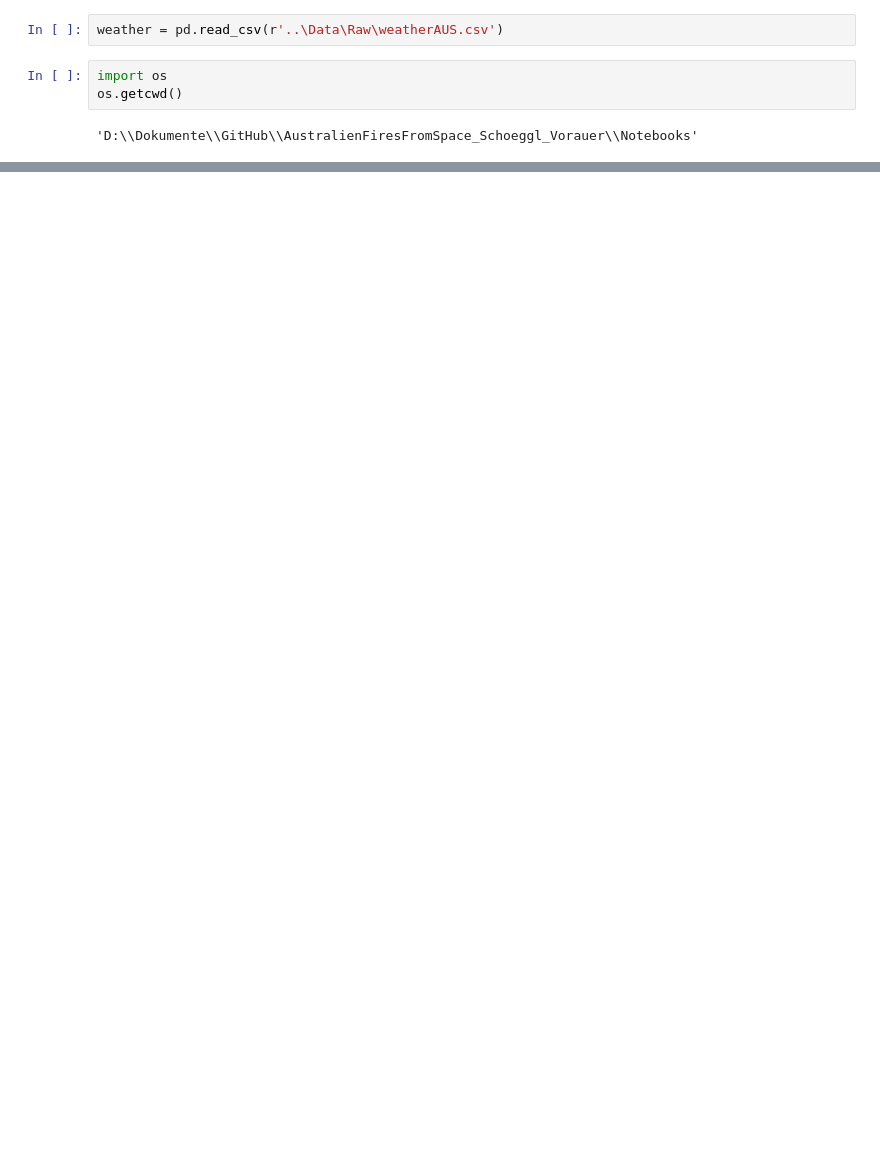
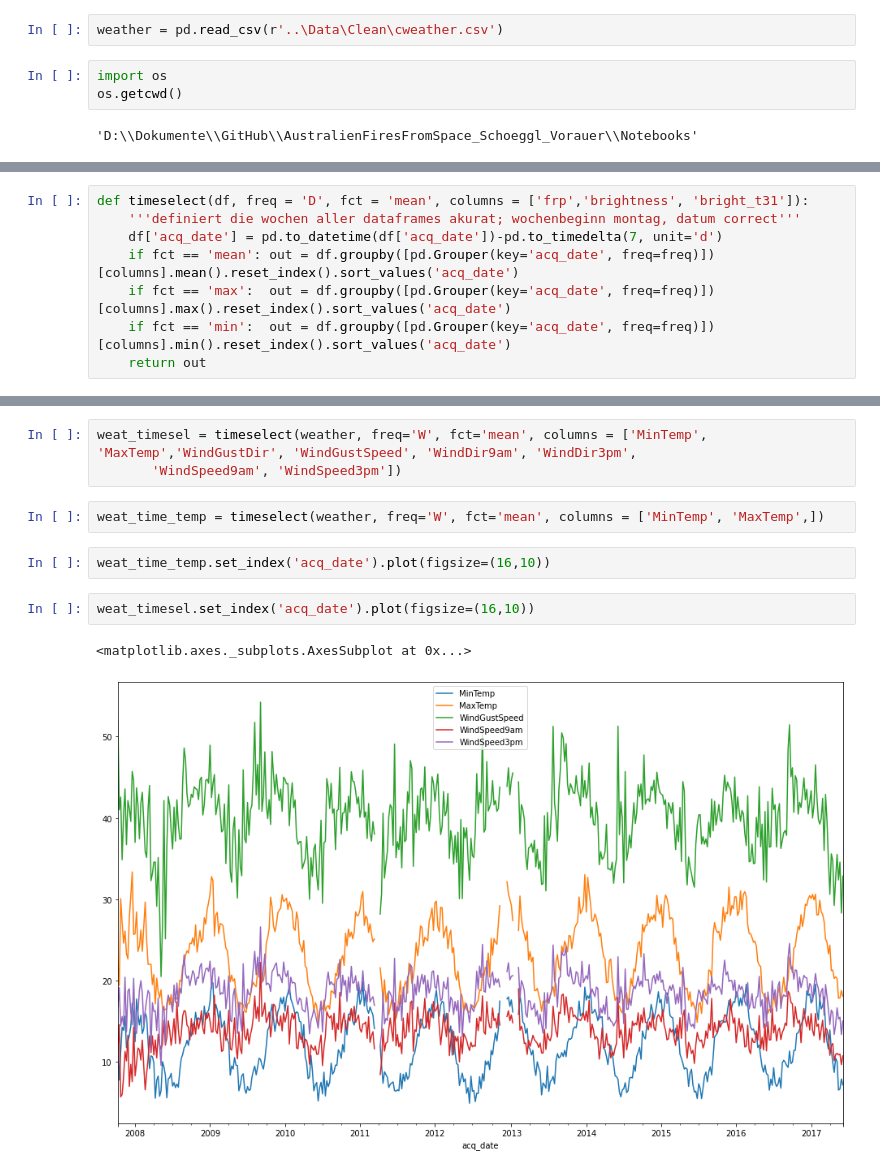
Before and after one commit to johannas/AustralienFiresFromSpace_Schoeggl_Vorauer, a Jupyter notebook: Notebooks/weatherj.ipynb, the cells around one changed output, grey strips where cells are left out. Saved outputs shown, nothing was run; the diff lists cells and outputs as text; blank space fills up the shorter version.

Commit message:
weather plots und cleaning

```diff
--- a/Notebooks/weatherj.ipynb
+++ b/Notebooks/weatherj.ipynb
@@ -11,7 +33,7 @@ rain = pd.read_csv(r'..\Data\Clean\rain.csv')
 # %%
 wind = pd.read_csv(r'..\Data\Clean\wind.csv')
 # %%
-weather = pd.read_csv(r'..\Data\Raw\weatherAUS.csv')
+weather = pd.read_csv(r'..\Data\Clean\cweather.csv')
 # %%
 import os
 os.getcwd()
@@ -19,0 +49,8 @@ os.getcwd()
+# %%
+def timeselect(df, freq = 'D', fct = 'mean', columns = ['frp','brightness', 'bright_t31']):
+    '''definiert die wochen aller dataframes akurat; wochenbeginn montag, datum correct'''
+    df['acq_date'] = pd.to_datetime(df['acq_date'])-pd.to_timedelta(7, unit='d')
+    if fct == 'mean': out = df.groupby([pd.Grouper(key='acq_date', freq=freq)])[columns].mean().reset_index().sort_values('acq_date')
+    if fct == 'max':  out = df.groupby([pd.Grouper(key='acq_date', freq=freq)])[columns].max().reset_index().sort_values('acq_date')
+    if fct == 'min':  out = df.groupby([pd.Grouper(key='acq_date', freq=freq)])[columns].min().reset_index().sort_values('acq_date')
+    return out
@@ -19,0 +67,12 @@ os.getcwd()
+# %%
+weat_timesel = timeselect(weather, freq='W', fct='mean', columns = ['MinTemp', 'MaxTemp','WindGustDir', 'WindGustSpeed', 'WindDir9am', 'WindDir3pm',
+       'WindSpeed9am', 'WindSpeed3pm'])
+# %%
+weat_time_temp = timeselect(weather, freq='W', fct='mean', columns = ['MinTemp', 'MaxTemp',])
+# %%
+weat_time_temp.set_index('acq_date').plot(figsize=(16,10))
+# %%
+weat_timesel.set_index('acq_date').plot(figsize=(16,10))
+# %% [output]
+<matplotlib.axes._subplots.AxesSubplot at 0x...>
+[figure, added]
```
Also changed, not shown: parts of 14 cells of this notebook, 2 other files.
